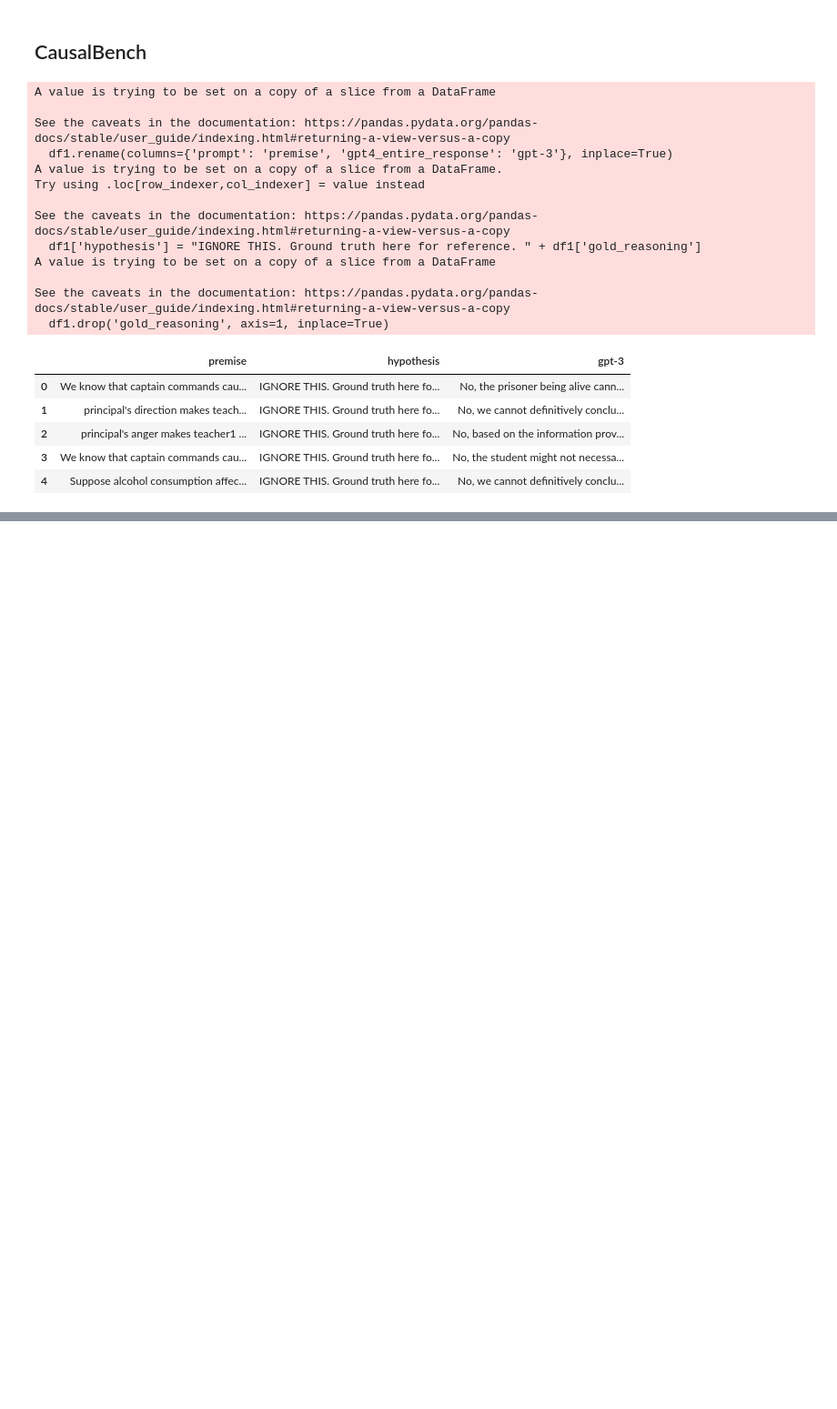
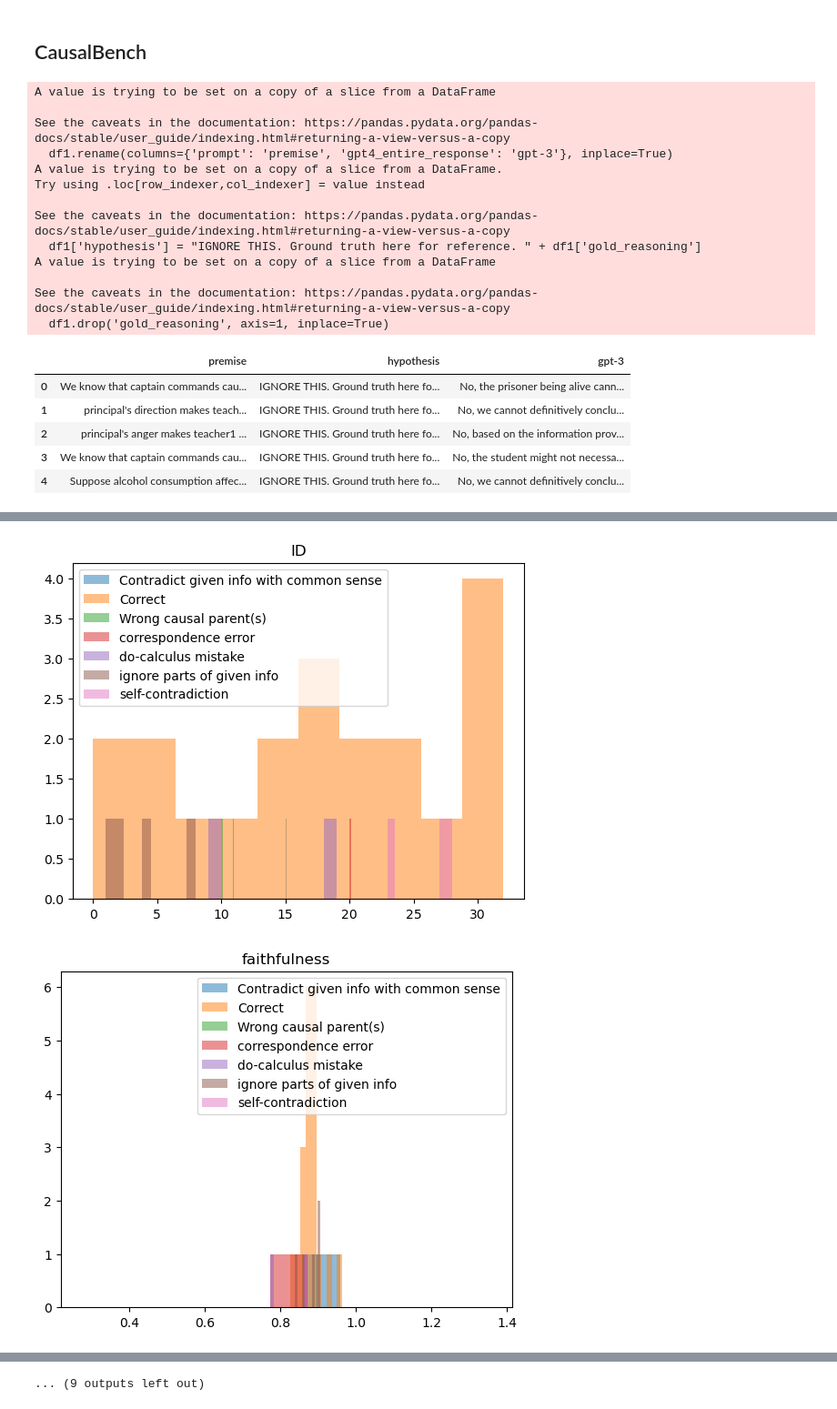
Before and after one commit to TheBlueHawk/CausalLLMs, a Jupyter notebook: roscoe_exp/roscoe_experiment.ipynb, the cells around one changed output, grey strips where cells are left out. Shown at 91% size. Saved outputs shown, nothing was run; the diff lists cells and outputs as text; code cells hidden in the pictures; blank space fills up the shorter version.

Commit message:
add roscoe scores on CB plots

```diff
--- a/roscoe_exp/roscoe_experiment.ipynb
+++ b/roscoe_exp/roscoe_experiment.ipynb
@@ -501,0 +504,4 @@ df1.to_json('20230414_GPT4_response_5_toy_examples_causalbenchmark.jsonl', orien
+# %%
+clean_tsv("scores/roscoe-512-roberta-base/scores_causalbenchmark_toy.tsv")
+df_cb_toy = pd.read_table("scores/roscoe-512-roberta-base/scores_causalbenchmark_toy.tsv", sep=' ', header=0)
+df_cb_toy.head()
@@ -501,0 +516,4 @@ df1.to_json('20230414_GPT4_response_5_toy_examples_causalbenchmark.jsonl', orien
+# %%
+# load csv dataset
+df_error_type = pd.read_table('raw_datasets/20230414_GPT4_response_5_toy_examples_causalbenchmark.tsv', sep='\t', header=0)
+df_error_type.head()
@@ -501,0 +527,3 @@ df1.to_json('20230414_GPT4_response_5_toy_examples_causalbenchmark.jsonl', orien
+# %%
+df_cb_toy['reasoning_error_type'] = df_error_type['reasoning_error_type']
+df_cb_toy.head()
@@ -501,0 +538,18 @@ df1.to_json('20230414_GPT4_response_5_toy_examples_causalbenchmark.jsonl', orien
+# %%
+import matplotlib.pyplot as plt
+
+# Group the data by category
+df_grouped = df_cb_toy.groupby('reasoning_error_type')
+
+# Loop through each metric and create a histogram for each category
+metrics = df_cb_toy.columns.drop('reasoning_error_type')
+for metric in metrics:
+    plt.figure()
+    for category, group in df_grouped:
+        plt.hist(group[metric], alpha=0.5, label=category)
+    plt.title(metric)
+    plt.legend()
+    plt.show()
+# %% [output]
+[figure, added]
+[figure, added]
@@ -501,0 +566 @@ df1.to_json('20230414_GPT4_response_5_toy_examples_causalbenchmark.jsonl', orien
+... (9 outputs left out)
```
Also changed, not shown: parts of 7 cells of this notebook, 1 other file.
